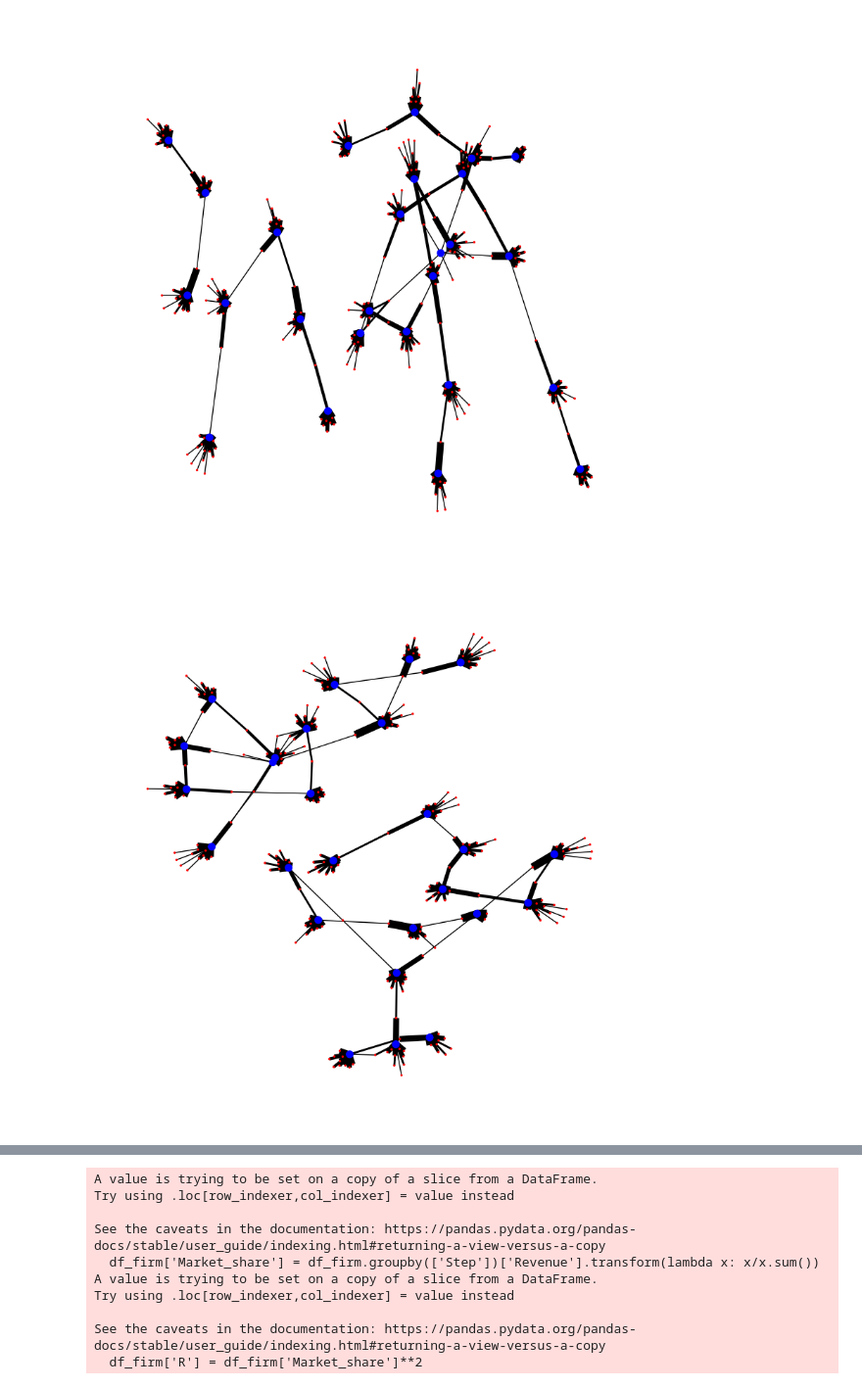
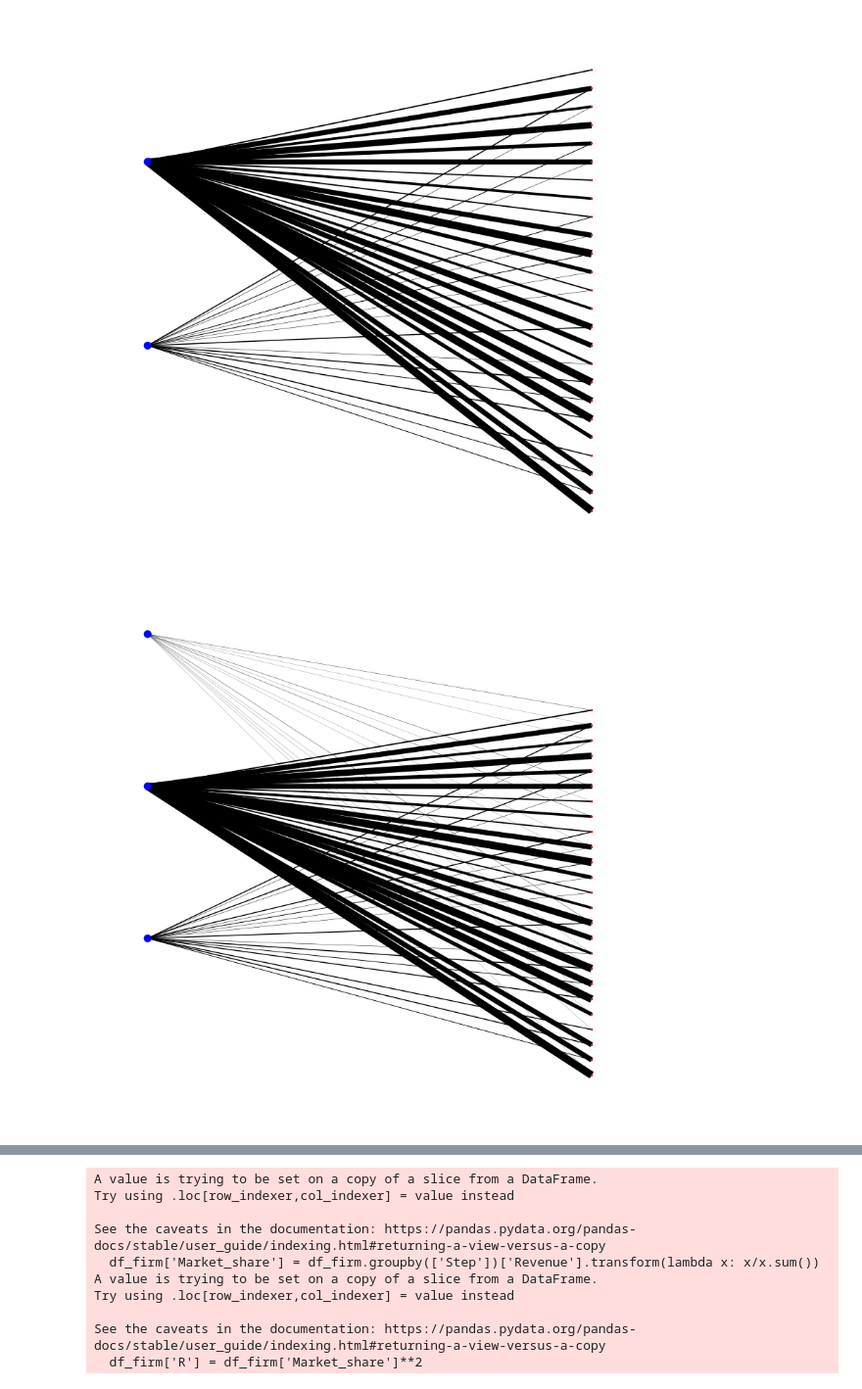
Before and after one commit to TabernaA/WWCS_2023_markets, a Jupyter notebook: model_basic.ipynb, the cells around one changed output, grey strips where cells are left out. Shown at 98% size. Saved outputs shown, nothing was run; the diff lists cells and outputs as text; code cells hidden in the pictures.

```diff
--- a/model_basic.ipynb
+++ b/model_basic.ipynb
@@ -14,7 +14,7 @@ import networkx as nx
 class Market(Model):
     """Model class for the Market model. """
 
-    def __init__(self, F=50, H=300
+    def __init__(self, F=50, H=300, firms_production=1200
 
                  ):
         """Initialization of the CRAB model.
@@ -44,7 +44,7 @@ class Market(Model):
 
             quality = np.random.uniform(0, 1)
             price = 1
-            a = Firm(self, quality, price, production=50)
+            a = Firm(self, quality, price, production=firms_production)
             self.schedule.add(a)
 
         # Datacollector
@@ -196,8 +196,8 @@ class Household(Agent):
 
         # select a
 # %%
-model = Market(50,250)
-steps = 10
+model = Market(5,25, 120)
+steps = 1000
 for i in range(steps):
     #print('step', i)
     model.step()
@@ -205,18 +205,28 @@ for i in range(steps):
 # draw the graph of the last step with  Weight
 # remove the nodes with no edges
 for i in range(len(model.graphs)):
-    model.graphs[i].remove_nodes_from(list(nx.isolates(model.graphs[i])))
-    # color the nodes by type
-    color_map = []
-    node_map = []
-    for node in model.graphs[i]:
-        if type(node) is Firm:
-            color_map.append('blue')
-            node_map.append(50)
-        else:
-            color_map.append('red')
-            node_map.append(2)
-    fig, ax = plt.subplots(1, 1, figsize=(10, 10))
-    nx.draw(model.graphs[i], with_labels=False, width=[model.graphs[i][u][v]['weight'] for u,v in model.graphs[i].edges()], node_color = color_map, node_size = node_map)
-    plt.show()
+    if i % 100 == 0:
+        model.graphs[i].remove_nodes_from(list(nx.isolates(model.graphs[i])))
+        # color the nodes by type
+        color_map = []
+        node_map = []
+        pos = {}
+        f = 1
+        h = 1
+        for node in model.graphs[i]:
+            if type(node) is Firm:
+                color_map.append('blue')
+                node_map.append(50)
+                pos[node] = (1, f * 10)
+                f += 1
+            else:
+                color_map.append('red')
+                node_map.append(2)
+                pos[node] = (2, h)
+                h += 1
+        fig, ax = plt.subplots(1, 1, figsize=(10, 10))
+        # draw the bipartite graph using the node color map
+
+        nx.draw(model.graphs[i], with_labels=False, width=[model.graphs[i][u][v]['weight'] for u,v in model.graphs[i].edges()], node_color = color_map, node_size = node_map, pos=pos)
+        plt.show()
 # %% [output]
@@ -224,2 +234,2 @@ for i in range(len(model.graphs)):
-[figure, old version]
+[figure, new version]
-[figure, old version]
+[figure, new version]
```
Also changed, not shown: parts of 6 cells of this notebook.
